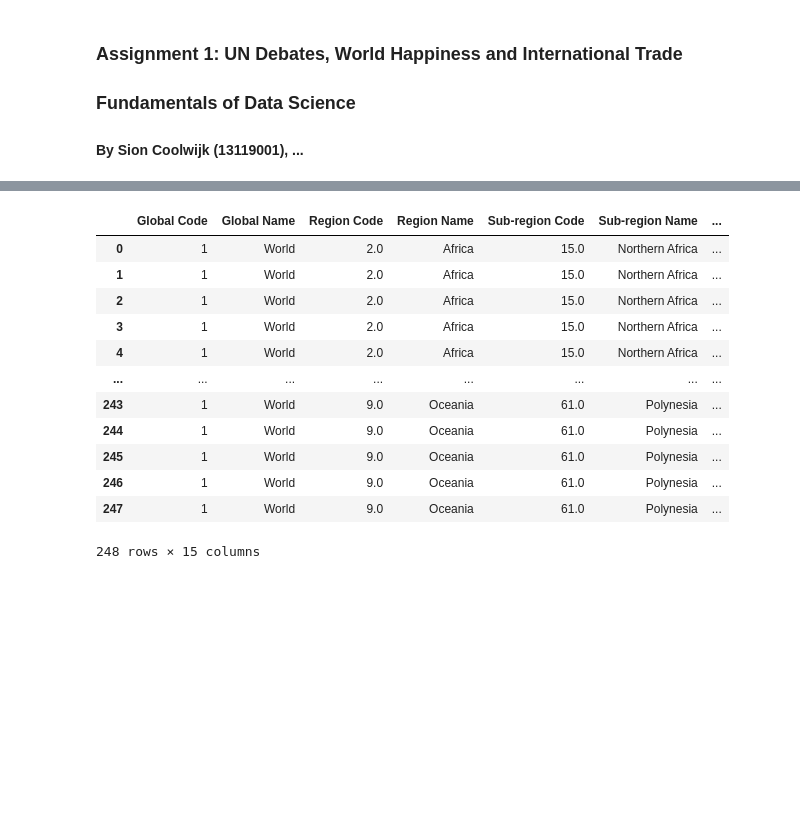
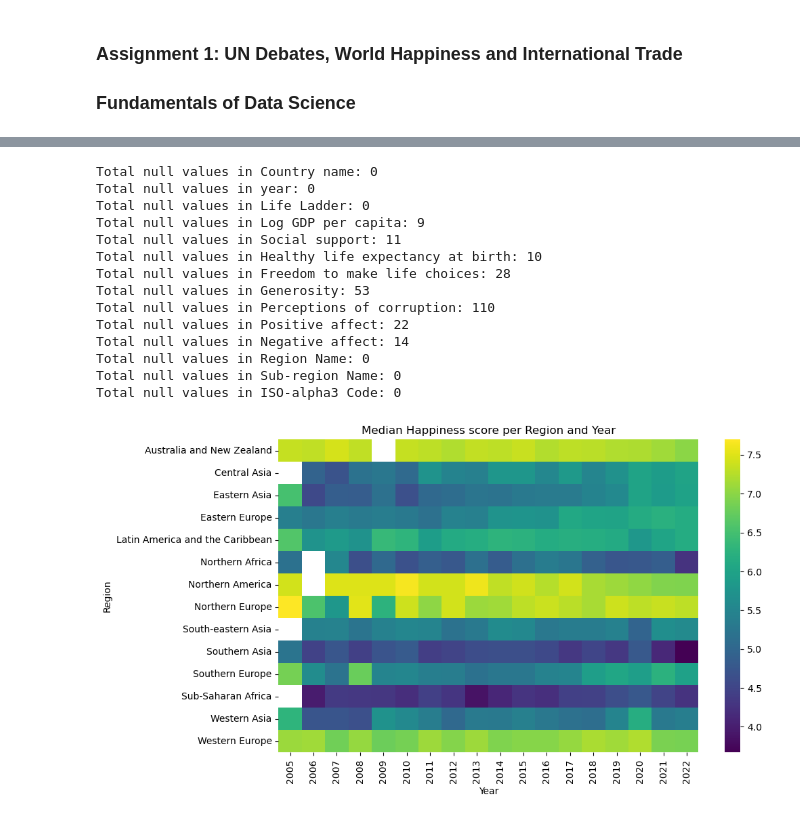
Before and after one commit to alialinush/FDS_A5, a Jupyter notebook: Assignment-UN.ipynb, the cells around one changed output, grey strips where cells are left out. Cells and saved outputs as stored; diff of their text form; code cells hidden in the pictures; blank space fills up the shorter version.

```diff
--- a/Assignment-UN.ipynb
+++ b/Assignment-UN.ipynb
@@ -1,8 +1,6 @@
 # %% [markdown]
 ### Assignment 1: UN Debates, World Happiness and International Trade
 ### Fundamentals of Data Science
-
-#### By Sion Coolwijk (13119001), ...
 # %%
 # import libraries
 import os
@@ -45,39 +43,38 @@ un_df.head()
 # %%
 # Create a dataframe for the world happyiness data
 happy_df = pd.read_excel('DataForTable2.1WHR2023.xls')
 
+# Merging and cleanup of the data
+df_codes_simple = df_codes[['Region Name', 'Sub-region Name', 'Country or Area', 'ISO-alpha3 Code']]
+happy_df_merged = pd.merge(left=happy_df, right=df_codes_simple, how='inner', left_on=['Country name'], right_on=['Country or Area'])
+happy_df_merged.drop('Country or Area',axis=1, inplace=True)
 
-# happy_df.head()
-df_codes
-# Merging and cleanup of the data
-# df_codes_simple = df_codes[['Region Name', 'Sub-region Name', 'Country or Area', 'ISO-alpha3 Code']]
-# happy_df_merged = pd.merge(left=happy_df, right=df_codes_simple, how='inner', left_on=['Country name'], right_on=['Country or Area'])
-# happy_df_merged.drop('country',axis=1, inplace=True)
+# Describe null values in dataset
+for x in happy_df_merged.columns:
+    num_nulls = happy_df_merged[x].isnull().sum()
+    print(f"Total null values in {x}: {num_nulls}")
 
-# # Describe null values in dataset
-# for x in happy_df_merged.columns:
-#     num_nulls = happy_df_merged[x].isnull().sum()
-#     print(f"Total null values in {x}: {num_nulls}")
-
-# # Create a heatmap to visualize the data points of the countries, year and lifeladder
-# pivot_df = happy_df_merged.pivot_table(index='Sub-region Name', columns='year', values='Life Ladder', aggfunc='mean')
-# plt.figure(figsize=(10, 6))
-# sns.heatmap(pivot_df, cbar=True, cmap='viridis')
-# plt.title('Average Happiness score per Region and Year')
-# plt.xlabel('Year')
-# plt.ylabel('Region')
-# plt.show()
+# Create a heatmap to visualize the data points of the countries, year and lifeladder
+pivot_df = happy_df_merged.pivot_table(index='Sub-region Name', columns='year', values='Life Ladder', aggfunc='median')
+plt.figure(figsize=(10, 6))
+sns.heatmap(pivot_df, cbar=True, cmap='viridis')
+plt.title('Median Happiness score per Region and Year')
+plt.xlabel('Year')
+plt.ylabel('Region')
+plt.show()
 # %% [output]
-|  | Global Code | Global Name | Region Code | Region Name | Sub-region Code | Sub-region Name | ... |
-| 0 | 1 | World | 2.0 | Africa | 15.0 | Northern Africa | ... |
-| 1 | 1 | World | 2.0 | Africa | 15.0 | Northern Africa | ... |
-| 2 | 1 | World | 2.0 | Africa | 15.0 | Northern Africa | ... |
-| 3 | 1 | World | 2.0 | Africa | 15.0 | Northern Africa | ... |
-| 4 | 1 | World | 2.0 | Africa | 15.0 | Northern Africa | ... |
-| ... | ... | ... | ... | ... | ... | ... | ... |
-| 243 | 1 | World | 9.0 | Oceania | 61.0 | Polynesia | ... |
-| 244 | 1 | World | 9.0 | Oceania | 61.0 | Polynesia | ... |
-| 245 | 1 | World | 9.0 | Oceania | 61.0 | Polynesia | ... |
-| 246 | 1 | World | 9.0 | Oceania | 61.0 | Polynesia | ... |
-| 247 | 1 | World | 9.0 | Oceania | 61.0 | Polynesia | ... |
-248 rows × 15 columns
+Total null values in Country name: 0
+Total null values in year: 0
+Total null values in Life Ladder: 0
+Total null values in Log GDP per capita: 9
+Total null values in Social support: 11
+Total null values in Healthy life expectancy at birth: 10
+Total null values in Freedom to make life choices: 28
+Total null values in Generosity: 53
+Total null values in Perceptions of corruption: 110
+Total null values in Positive affect: 22
+Total null values in Negative affect: 14
+Total null values in Region Name: 0
+Total null values in Sub-region Name: 0
+Total null values in ISO-alpha3 Code: 0
+[figure, added]
```
Also changed, not shown: 5 other files.
